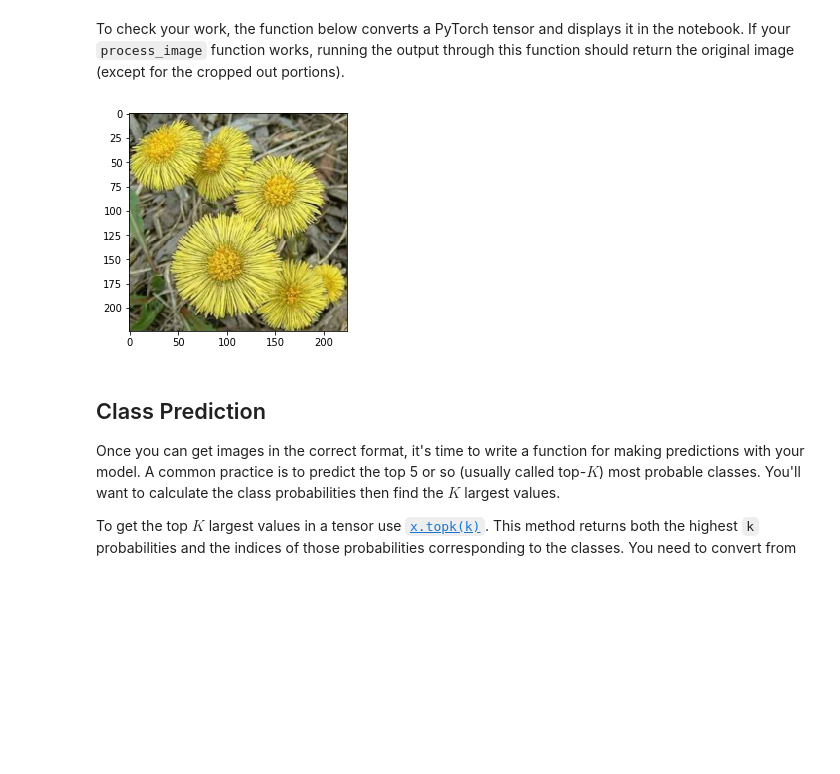
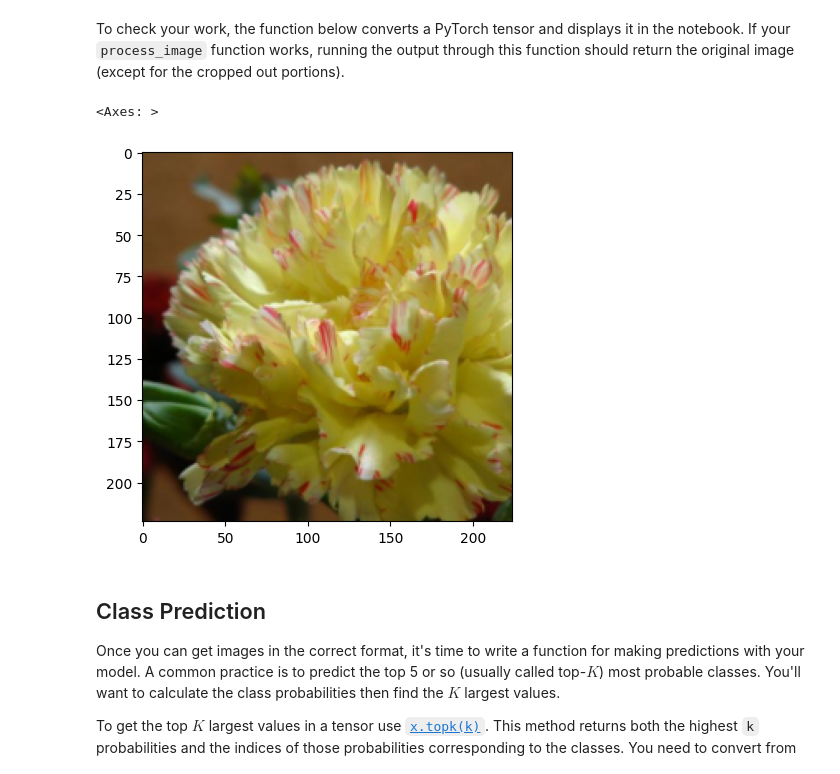
Before and after one commit to mlew-udacity/ImageClassifierProject, a Jupyter notebook: Image Classifier Project.ipynb, the cells around one changed output. Saved outputs shown, nothing was run; the diff lists cells and outputs as text; code cells hidden in the pictures; blank space fills up the shorter version.

```diff
--- a/Image Classifier Project.ipynb
+++ b/Image Classifier Project.ipynb
@@ -127,30 +120,28 @@ GPU Workspaces about Keeping Your Session Active. You'll want to include code fr
 device = torch.device("cuda" if torch.cuda.is_available() else "cpu")
 
 # Load pre-trained model - vgg16
-model = models.vgg16(pretrained=True)
+model = models.vgg16(weights=True)
 
-# Function to build model - Arguments include model, inputs, 2 hidden inputs and outputs
-def classifier(model, inputs, hidden1, hidden2, outputs):
-    #
+#Classifer function to build layers attach to existing model eg VGG16
+def classifier(model, inputs, hidden, outputs):
     for param in model.parameters():
         param.requires_grad = False
 
     #List of different operations and pass a tensor through sequentially
     classifier = nn.Sequential(OrderedDict([
-                            ('fc1', nn.Linear(inputs, hidden1)), #layer 1
+                            ('fc1', nn.Linear(inputs, hidden)), #layer 1
                             ('relu1', nn.ReLU()),
-                            ('dropout1',nn.Dropout(0.5)),
-                            ('fc2', nn.Linear(hidden1, hidden2)), #layer 2
-                            ('relu2',nn.ReLU()),
-                            ('dropout2',nn.Dropout(0.5)),
-                            ('fc3',nn.Linear(hidden2,outputs)),#output size = 102
+                            ('dropout',nn.Dropout(0.5)),
+                            ('fc2', nn.Linear(hidden, outputs)), #output size = 102
                             ('output', nn.LogSoftmax(dim=1))]))# For using NLLLoss()
+
     return classifier
 # %%
-def build_model(model, inputs=25088, hidden1=4096, hidden2=1000, outputs=102, lr=0.001):
+#Build 1 layer model  - This is fit for purpose to prevent overfitting.
+def build_model(model, inputs=25088, hidden=1096, outputs=102, lr=0.001):
 
     # Run Classifer function and attach to model
-    model.classifier = classifier(model, inputs, hidden1, hidden2, outputs)
+    model.classifier = classifier(model, inputs, hidden, outputs)
 
     # Define Loss - negative likelihood loss
     criterion = nn.NLLLoss()
@@ -162,7 +153,7 @@ def build_model(model, inputs=25088, hidden1=4096, hidden2=1000, outputs=102, lr
     model.to(device)
     return model, criterion, optimiser
 
-model, criterion, optimiser= build_model(model, inputs=25088, hidden1=4096, hidden2=1000, outputs=102)
+model, criterion, optimiser= build_model(model, inputs=25088, hidden=1096, outputs=102)
 model
 # %% [output]
 VGG(
@@ -317,17 +300,17 @@ def load_checkpoint(filepath):
     checkpoint = torch.load(filepath)
 
     #Load Model with checkpoints
-    model = models.vgg19(pretrained=True)
-    model.classifier=classifier(model, checkpoint['inputs'], checkpoint['hidden1'], checkpoint['hidden2'], checkpoint['outputs'])
+    model = models.vgg16(weights=True)
+    model.classifier=classifier(model, checkpoint['inputs'], checkpoint['hidden'], checkpoint['outputs'])
     model.class_to_idx = checkpoint['class_to_idx']
     model.load_state_dict(checkpoint['state_dict'])
 
     #Load Optimiser
-    optimiser = optim.Adam(model.classifier.parameters(), lr=0.03)
+    optimiser = optim.Adam(model.classifier.parameters(), lr=0.001)
     optimiser.load_state_dict(checkpoint['optimiser_state'])
 
     epochs= checkpoint['epochs']
-
+    model.to(device)
     return model, optimiser, epochs
 
 # Reload model from checkpoint.pth file
@@ -407,28 +391,29 @@ To check your work, the function below converts a PyTorch tensor and displays it
 # %%
 def imshow(image, ax=None, title=None):
     """Imshow for Tensor."""
     if ax is None:
         fig, ax = plt.subplots()
 
     # PyTorch tensors assume the color channel is the first dimension
     # but matplotlib assumes is the third dimension
     image = image.numpy().transpose((1, 2, 0))
 
     # Undo preprocessing
     mean = np.array([0.485, 0.456, 0.406])
     std = np.array([0.229, 0.224, 0.225])
     image = std * image + mean
 
     # Image needs to be clipped between 0 and 1 or it looks like noise when displayed
     image = np.clip(image, 0, 1)
 
     ax.imshow(image)
 
     return ax
 
-imshow(process_image("flowers/test/12/image_03994.jpg"))
+imshow(process_image(train_dir+"/31/image_08066.jpg"))
 # %% [output]
+<Axes: >
-[figure, old version]
+[figure, new version]
 # %% [markdown]
 ## Class Prediction
 
```
Also changed, not shown: parts of 15 cells of this notebook.
